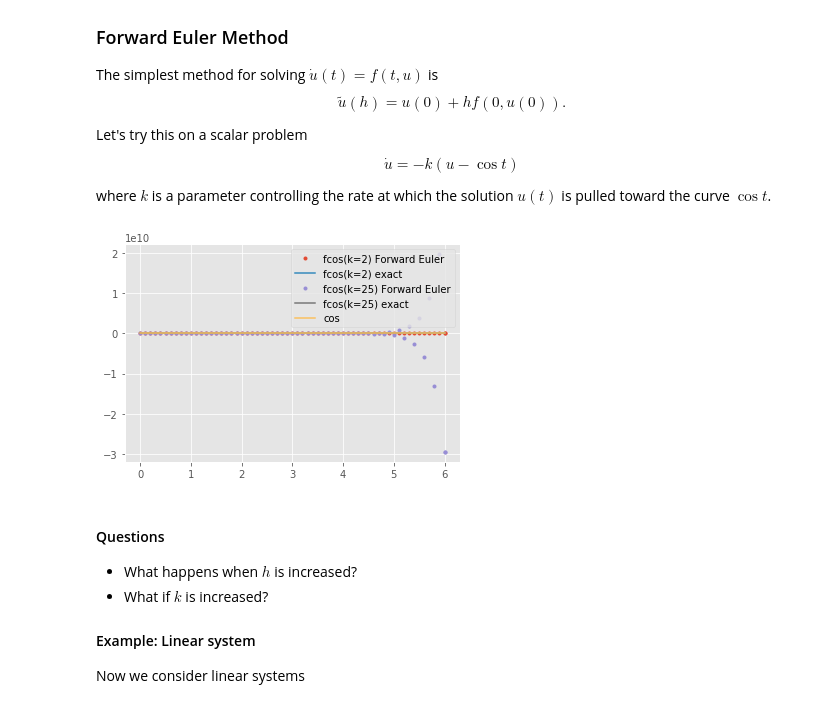
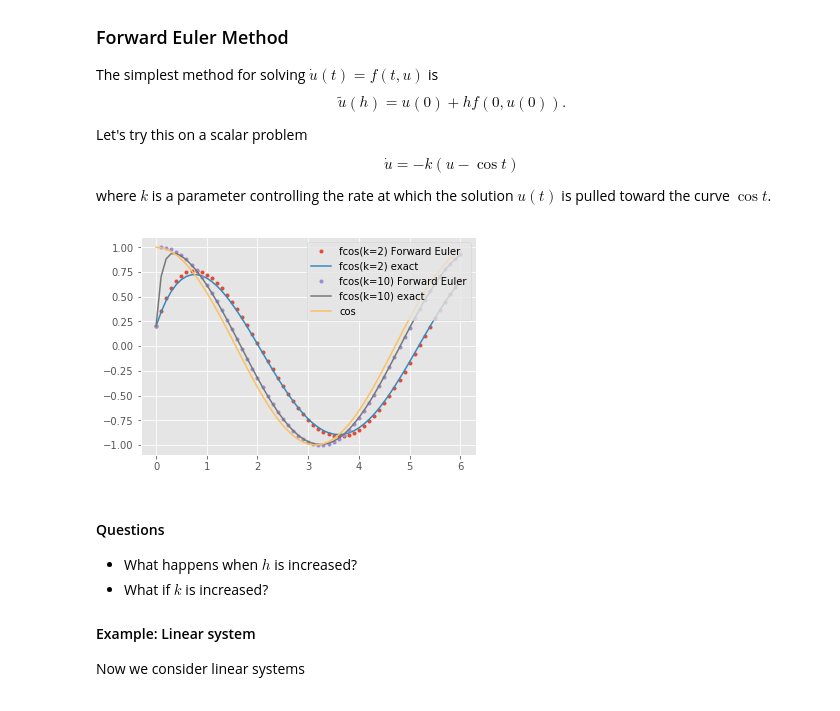
Before and after one commit to cu-numpde/numpde-fall2017, a Jupyter notebook: FDTransient.ipynb, the cells around one changed output. Drawn from its saved outputs; the diff is of its cells as text; code cells hidden in the pictures.

```diff
--- a/FDTransient.ipynb
+++ b/FDTransient.ipynb
@@ -90,35 +90,35 @@ def ode_euler(f, u0, tfinal=1, h=0.1):
         u += h * f(t, u)
         t += h
         thist.append(t)
         uhist.append(u.copy())
     return numpy.array(thist), numpy.array(uhist)
 
 tests = []
 
 class fcos:
     def __init__(self, k=5):
         self.k = k
     def __repr__(self):
         return 'fcos(k={:d})'.format(self.k)
     def f(self, t, u):
         return -self.k * (u - numpy.cos(t))
     def u(self, t, u0):
         k2p1 = self.k**2+1
         return (u0 - self.k**2/k2p1) * numpy.exp(-self.k*t) + self.k*(numpy.sin(t) + self.k*numpy.cos(t))/k2p1
 
 tests.append(fcos(k=2))
-tests.append(fcos(k=25))
+tests.append(fcos(k=10))
 
 u0 = numpy.array([.2])
 pyplot.figure()
 for test in tests:
     thist, uhist = ode_euler(test.f, u0, h=.1, tfinal=6)
     pyplot.plot(thist, uhist, '.', label=repr(test)+' Forward Euler')
     pyplot.plot(thist, test.u(thist, u0), label=repr(test)+' exact')
 pyplot.plot(thist, numpy.cos(thist), label='cos')
 pyplot.legend(loc='upper right');
 # %% [output]
-[figure, old version]
+[figure, new version]
 # %% [markdown]
 #### Questions
 * What happens when $h$ is increased?
```
Also changed, not shown: parts of 2 cells of this notebook, 1 other file.
